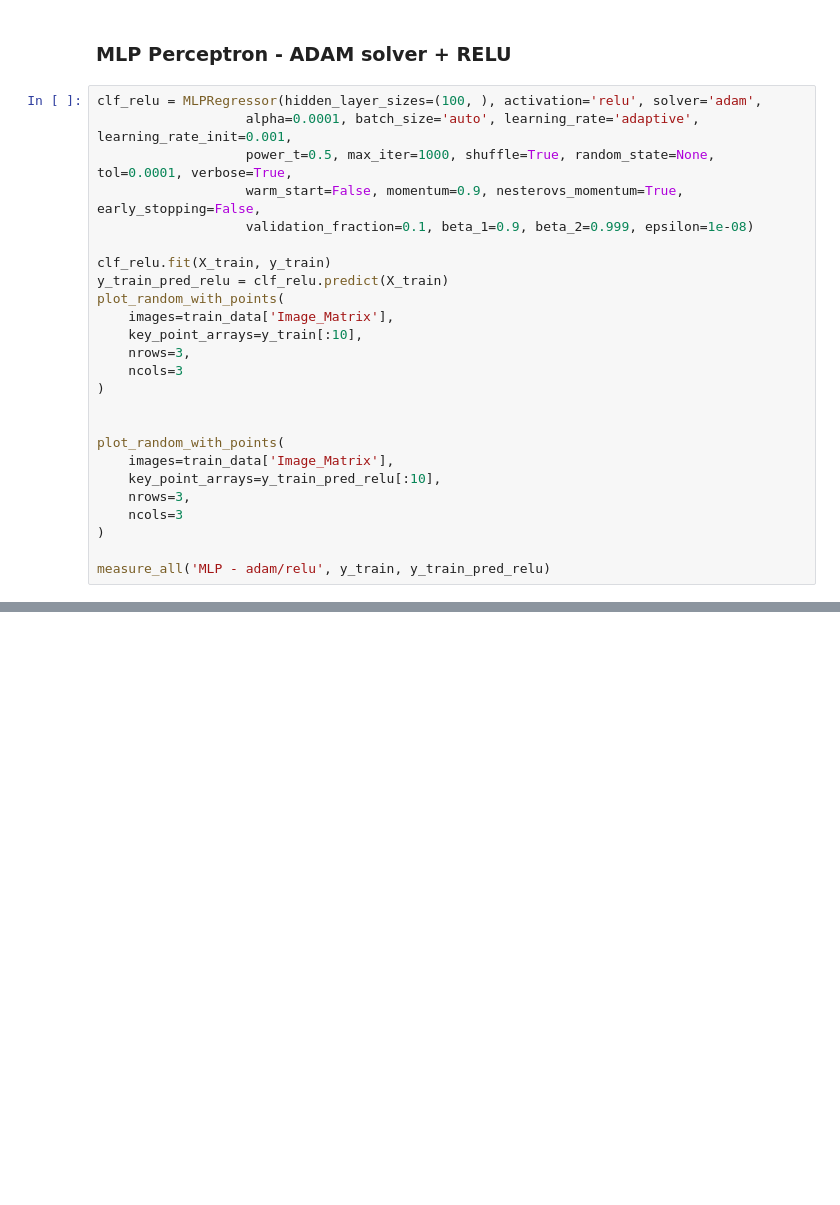
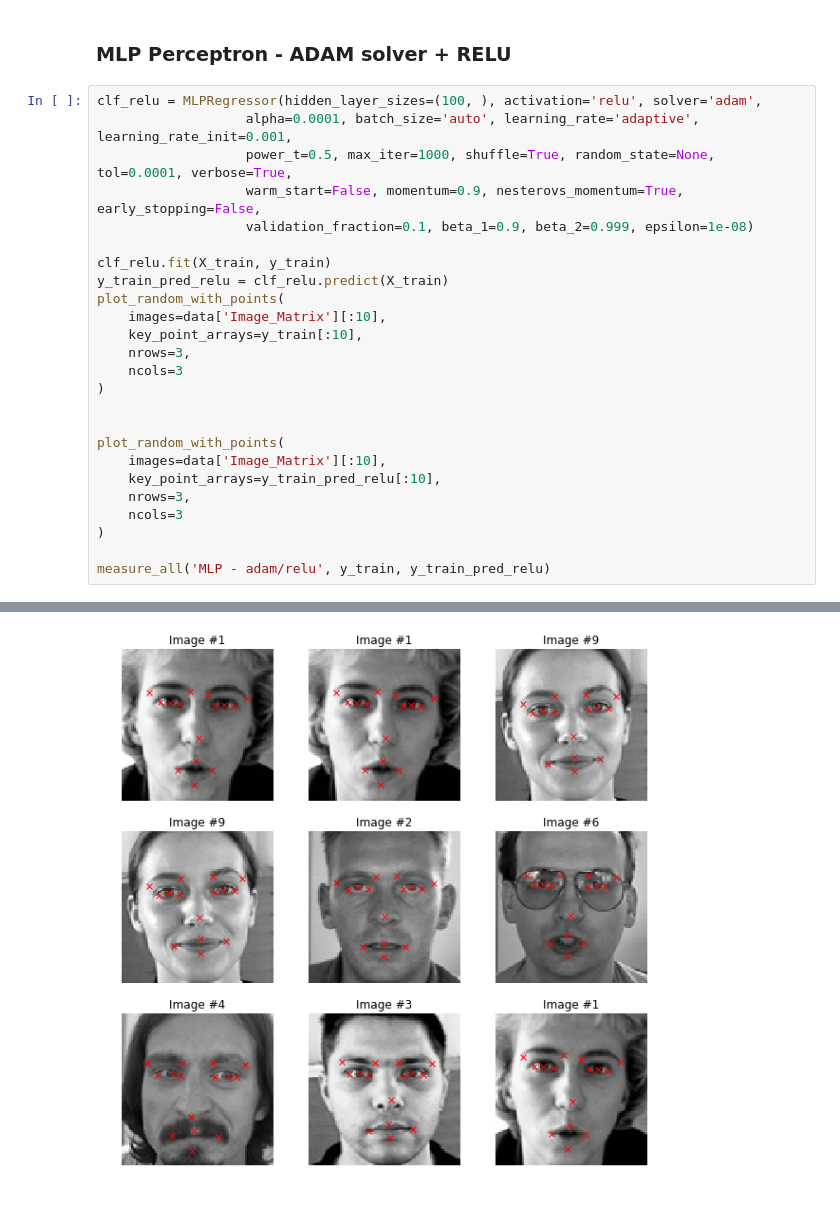
Before and after one commit to jamieandre/w207-f18-final-project, a Jupyter notebook: Final_Project_Draft.ipynb, the cells around one changed output, grey strips where cells are left out. Saved outputs shown, nothing was run; the diff lists cells and outputs as text; blank space fills up the shorter version.

```diff
--- a/Final_Project_Draft.ipynb
+++ b/Final_Project_Draft.ipynb
@@ -1019,7 +1055,7 @@ clf_relu = MLPRegressor(hidden_layer_sizes=(100, ), activation='relu', solver='a
 clf_relu.fit(X_train, y_train)
 y_train_pred_relu = clf_relu.predict(X_train)
 plot_random_with_points(
-    images=train_data['Image_Matrix'],
+    images=data['Image_Matrix'][:10],
     key_point_arrays=y_train[:10],
     nrows=3,
     ncols=3
@@ -1027,10 +1063,11 @@ plot_random_with_points(
 
 
 plot_random_with_points(
-    images=train_data['Image_Matrix'],
+    images=data['Image_Matrix'][:10],
     key_point_arrays=y_train_pred_relu[:10],
     nrows=3,
     ncols=3
 )
 
 measure_all('MLP - adam/relu', y_train, y_train_pred_relu)
+# %% [output]
@@ -1036,0 +1100 @@ measure_all('MLP - adam/relu', y_train, y_train_pred_relu)
+[figure, added]
```
Also changed, not shown: parts of 20 cells of this notebook.
